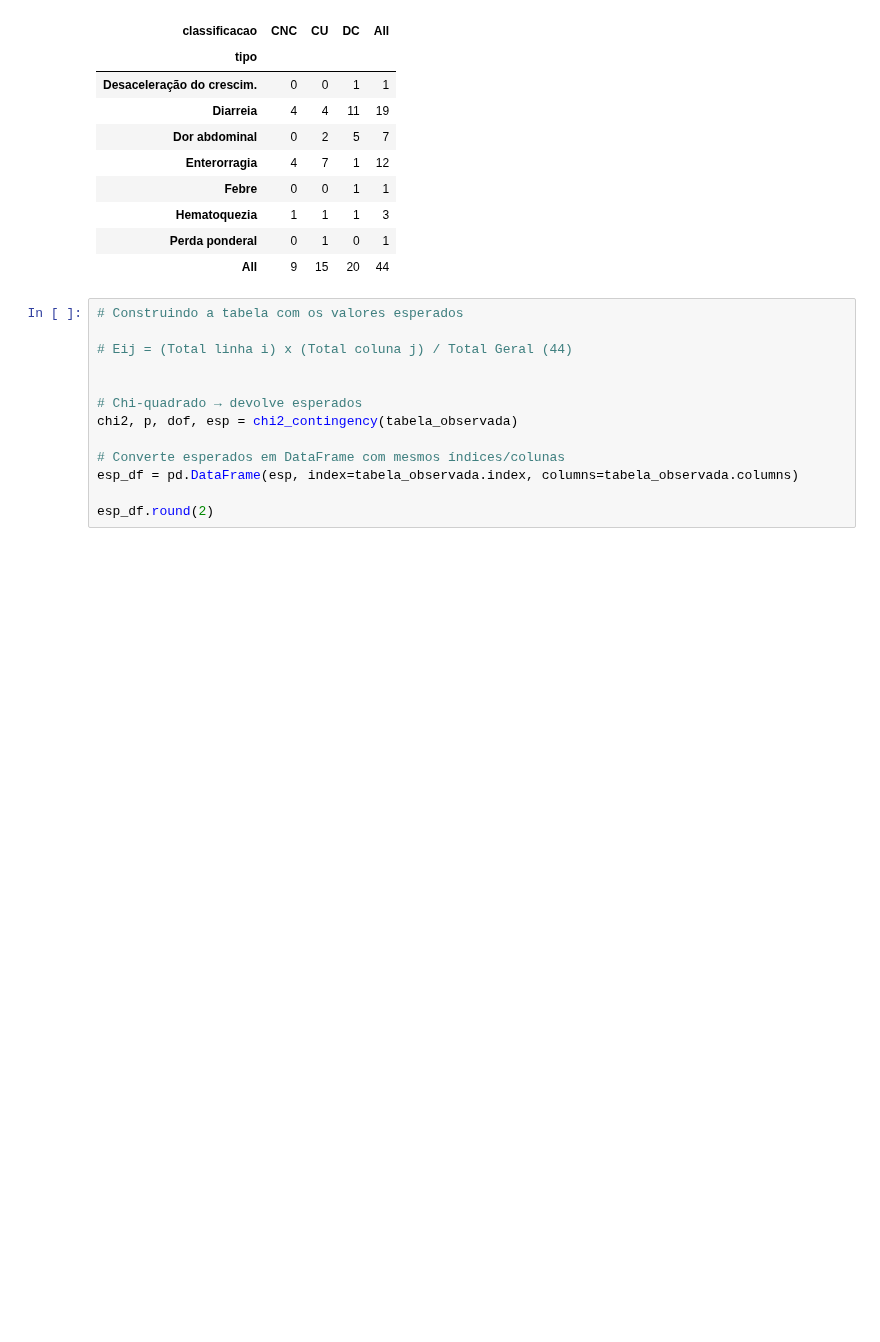
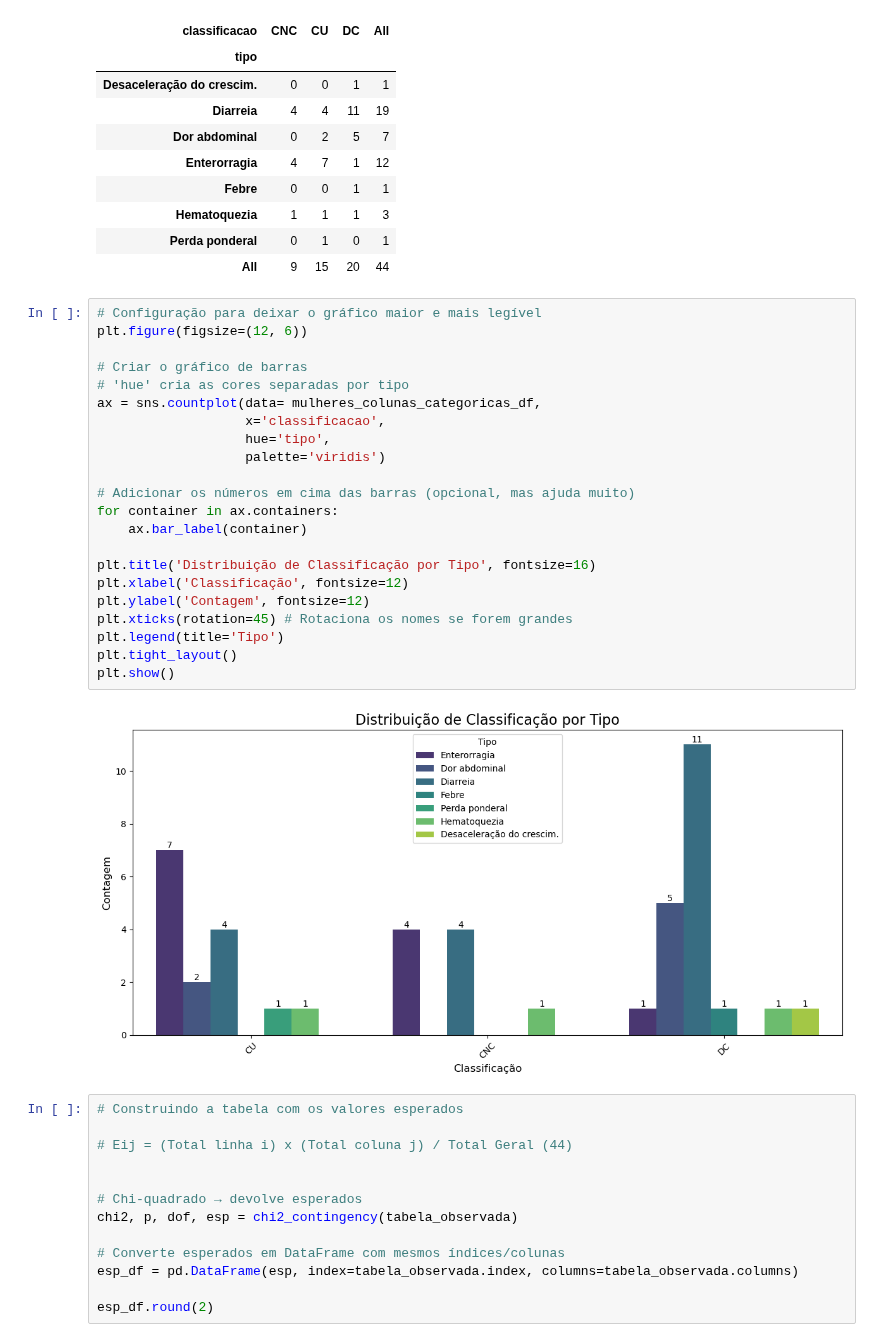
Before and after one commit to luscaalima/ME812-Unicamp, a Jupyter notebook: dados/notebook_consultoria_oficial.ipynb, the cells around one changed output. Saved outputs shown, nothing was run; the diff lists cells and outputs as text; blank space fills up the shorter version.

```diff
--- a/dados/notebook_consultoria_oficial.ipynb
+++ b/dados/notebook_consultoria_oficial.ipynb
@@ -278,6 +338,30 @@ tabela_observada
 | Hematoquezia | 1 | 1 | 1 | 3 |
 | Perda ponderal | 0 | 1 | 0 | 1 |
 | All | 9 | 15 | 20 | 44 |
+# %%
+# Configuração para deixar o gráfico maior e mais legível
+plt.figure(figsize=(12, 6))
+
+# Criar o gráfico de barras
+# 'hue' cria as cores separadas por tipo
+ax = sns.countplot(data= mulheres_colunas_categoricas_df,
+                   x='classificacao',
+                   hue='tipo',
+                   palette='viridis')
+
+# Adicionar os números em cima das barras (opcional, mas ajuda muito)
+for container in ax.containers:
+    ax.bar_label(container)
+
+plt.title('Distribuição de Classificação por Tipo', fontsize=16)
+plt.xlabel('Classificação', fontsize=12)
+plt.ylabel('Contagem', fontsize=12)
+plt.xticks(rotation=45) # Rotaciona os nomes se forem grandes
+plt.legend(title='Tipo')
+plt.tight_layout()
+plt.show()
+# %% [output]
+[figure, added]
 # %%
 # Construindo a tabela com os valores esperados
 
```
Also changed, not shown: parts of 21 cells of this notebook.
